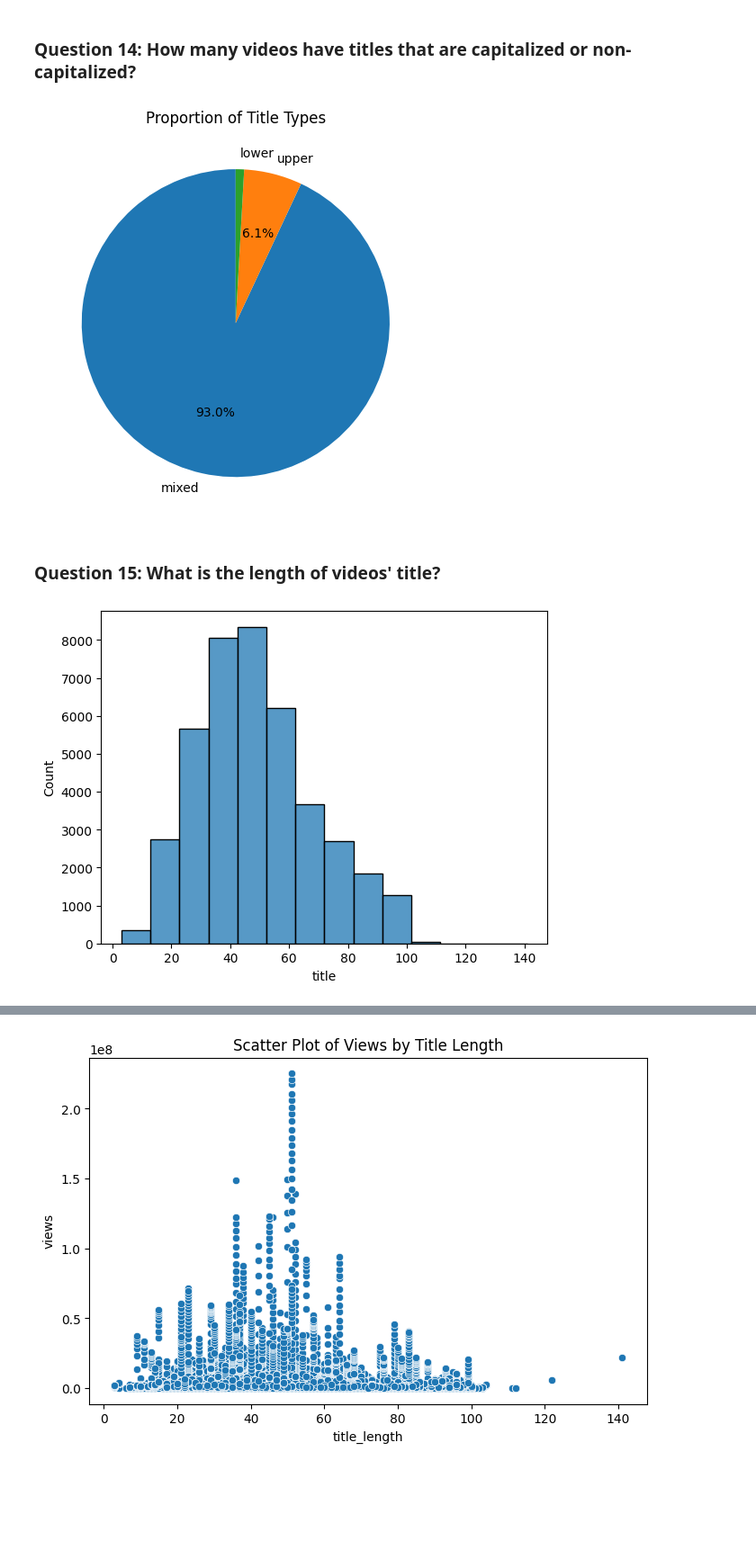
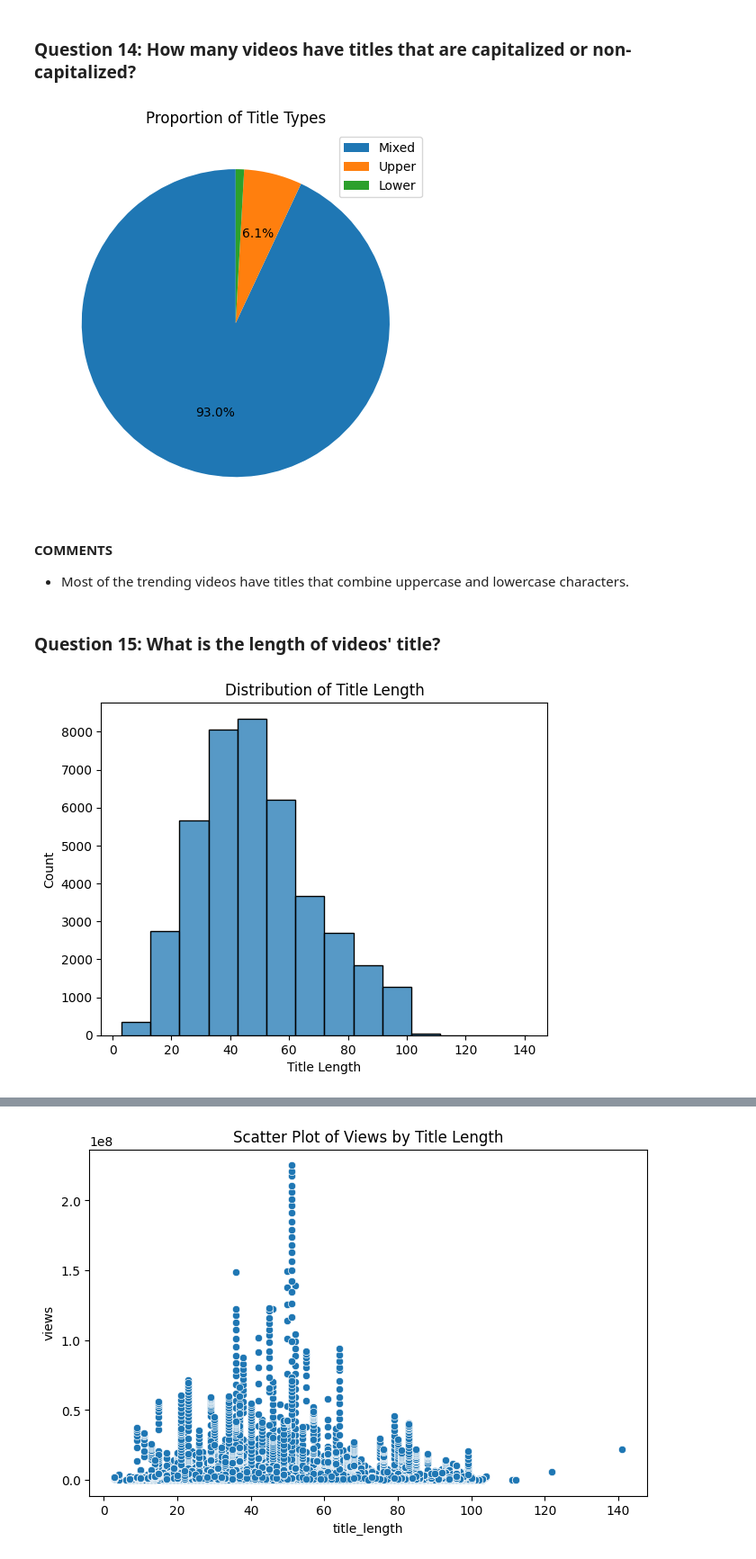
Before and after one commit to 0Nguyen0Cong0Tuan0/DS_Programming, a Jupyter notebook: src.ipynb, the cells around one changed output, grey strips where cells are left out. Shown at 90% size. Drawn from its saved outputs; the diff is of its cells as text; code cells hidden in the pictures; blank space fills up the shorter version.

```diff
--- a/src.ipynb
+++ b/src.ipynb
@@ -763,18 +786,24 @@ title_types['type'] = np.where(
 def autopct_func_1(pct):
     return f'{pct:.1f}%' if pct > 1 else ''
 
-title_types['type'].value_counts().plot.pie(startangle=90, autopct=autopct_func_1)
+title_types['type'].value_counts().plot.pie(labels=None, startangle=90, autopct=autopct_func_1)
 plt.title(label='Proportion of Title Types')
 plt.ylabel(ylabel='')
+plt.legend(['Mixed', 'Upper', 'Lower'])
 plt.tight_layout()
 plt.show()
 # %% [output]
-[figure, old version]
+[figure, new version]
+# %% [markdown]
+**COMMENTS**
+- Most of the trending videos have titles that combine uppercase and lowercase characters.
 # %% [markdown]
 ### **Question 15: What is the length of videos' title?**
 # %%
 sns.histplot(data=us_videos['title'].str.len(), binwidth=10)
+plt.title(label='Distribution of Title Length')
+plt.xlabel(xlabel='Title Length')
 plt.show()
 # %% [output]
-[figure, old version]
+[figure, new version]
 # %% [markdown]
```
Also changed, not shown: parts of 19 cells of this notebook, 1 other file.
